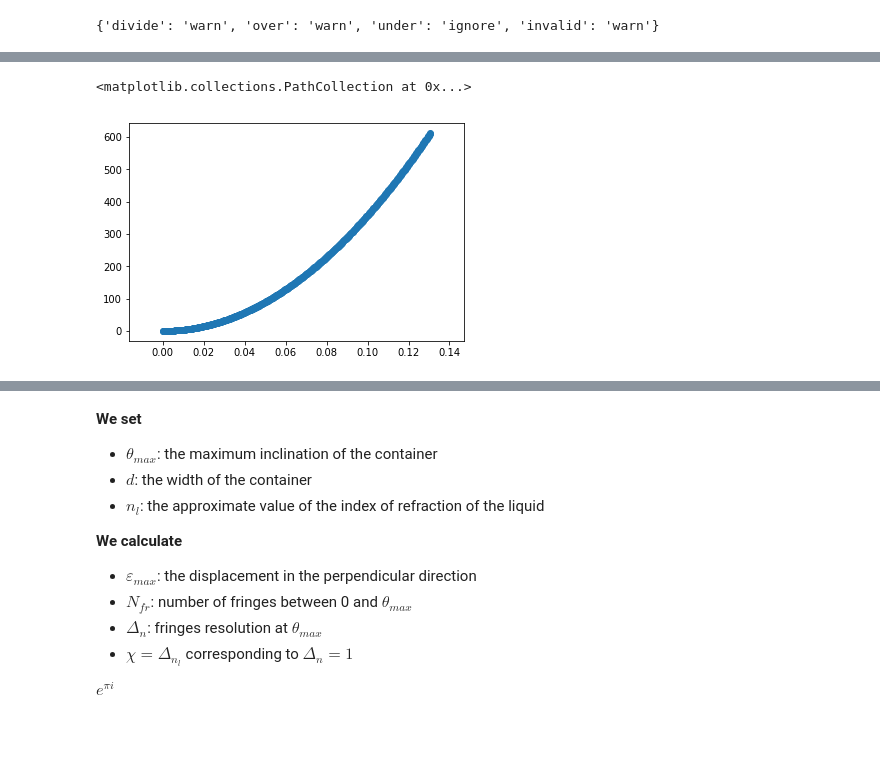
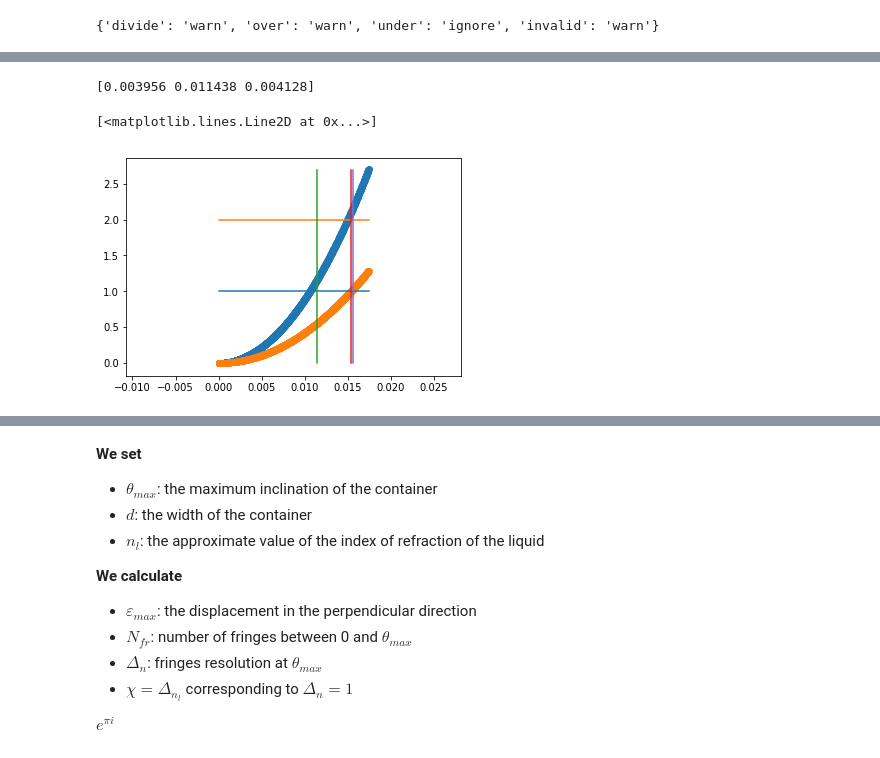
Before and after one commit to jacopok/interferometry, a Jupyter notebook: Interferometry.ipynb, the cells around one changed output, grey strips where cells are left out. Saved outputs shown, nothing was run; the diff lists cells and outputs as text; code cells hidden in the pictures.

Commit message:
Computations for background and signal

```diff
--- a/Interferometry.ipynb
+++ b/Interferometry.ipynb
@@ -135,3 +144,18 @@ def deltaN(theta, delta_theta, wavelength, n_l, d):
     deltaN = (n_fringes(wavelength, theta2, n_l, d)
                 - n_fringes(wavelength, theta1, n_l, d))
     return(deltaN)
+# %%
+def fringes_difference_medium(theta, thickness, index, wavelength):
+    '''
+    Number of fringes observed between 0 and theta due to a "thickness" thick layer of medium
+    of refractive index "index"
+    '''
+
+    nu = np.sign(theta) * 2 * thickness / wavelength * ( 1 - index - np.cos(theta)
+                                       + np.sqrt(index**2 - np.sin(theta)**2))
+    return(nu)
+# %%
+def signal_fringes(theta, d, delta, n_l, n_g, wavelength):
+    n = (fringes_difference_medium(theta, d, n_l, wavelength)
+         + fringes_difference_medium(theta, 2 * delta, n_g, wavelength))
+    return(n)
@@ -149,8 +194,23 @@ difference_optical_path_yesphi(theta=theta, d=d, delta= delta, n_l=n_l, n_g= n_g
-# %%
-#for better resolution on the first points, set first_fringes to something less than N
-first_fringes = 500
-plt.scatter(theta_array[0:first_fringes],
-            n_fringes(wavelength, theta_array, n_l, d)[0:first_fringes])
-# %% [output]
-<matplotlib.collections.PathCollection at 0x...>
-[figure, removed]
+# %%
+diff_1_2 = 694 - 671
+diff_0_1 = (827-694)/2
+diff_2_1 = 851 - 827
+
+diff = np.array([diff_1_2, diff_0_1, diff_2_1]) #seconds
+diff_rad = diff * 4 * delta_theta
+print(diff_rad)
+# %% [output]
+[0.003956 0.011438 0.004128]
+# %%
+plt.scatter(theta_array,
+            signal_fringes(theta_array, d, delta, n_l, n_g, wavelength))
+plt.scatter(theta_array,
+            fringes_difference_medium(theta_array, 2*delta, n_g, wavelength))
+plt.plot(theta_array, np.ones(len(theta_array)))
+plt.plot(theta_array, 2* np.ones(len(theta_array)))
+plt.plot(np.ones(10)*diff_rad[1], np.arange(10)*0.3)
+plt.plot(np.ones(10)*(diff_rad[1]+diff_rad[0]), np.arange(10)*0.3)
+plt.plot(np.ones(10)*(diff_rad[1]+diff_rad[2]), np.arange(10)*0.3)
+# %% [output]
+[<matplotlib.lines.Line2D at 0x...>]
+[figure, added]
```
Also changed, not shown: parts of 11 cells of this notebook, 1 other file.
